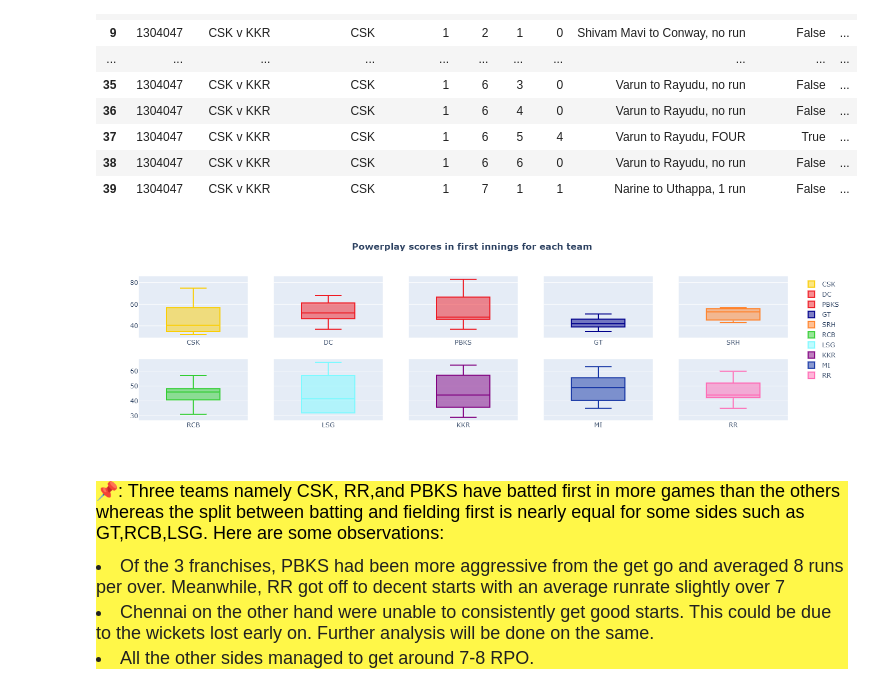
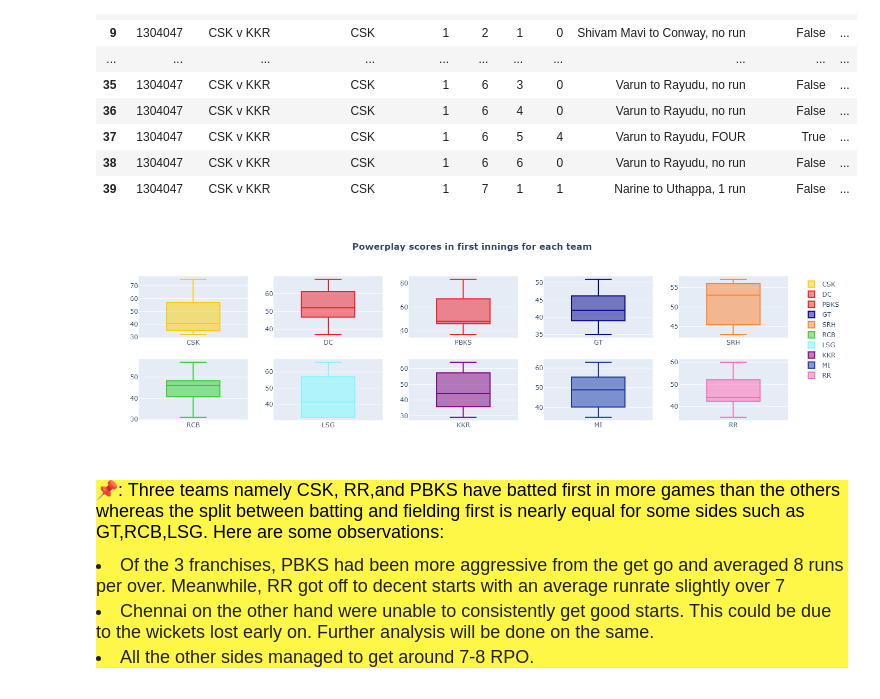
Before and after one commit to Abhijith-Nagarajan/Machine-Learning-Training, a Jupyter notebook: ipl-analysis-plotly-eda.ipynb, the cells around one changed output. Cells and saved outputs as stored; diff of their text form; code cells hidden in the pictures.

```diff
--- a/ipl-analysis-plotly-eda.ipynb
+++ b/ipl-analysis-plotly-eda.ipynb
@@ -406,7 +396,7 @@ def plot_boxplots(dictionary: dict,title_text: str)->None:
 # %%
-plot_boxplots(ppscore_bat,"Powerplay scores in first innings for each team")
+plot_subplots(ppscore_bat,"Powerplay scores in first innings for each team",'box')
 # %% [output]
-[figure, old version]
+[figure, new version]
 # %% [markdown]
 <div style="font-family:verdana;background-color:#FFF748;font-size:18px">
     <p style="color:#000000"> 📌: Three teams namely CSK, RR,and PBKS have batted first in more games than the others whereas the split between batting and fielding first is nearly equal for some sides such as GT,RCB,LSG. Here are some observations: <br>
```
Also changed, not shown: parts of 5 cells of this notebook.
